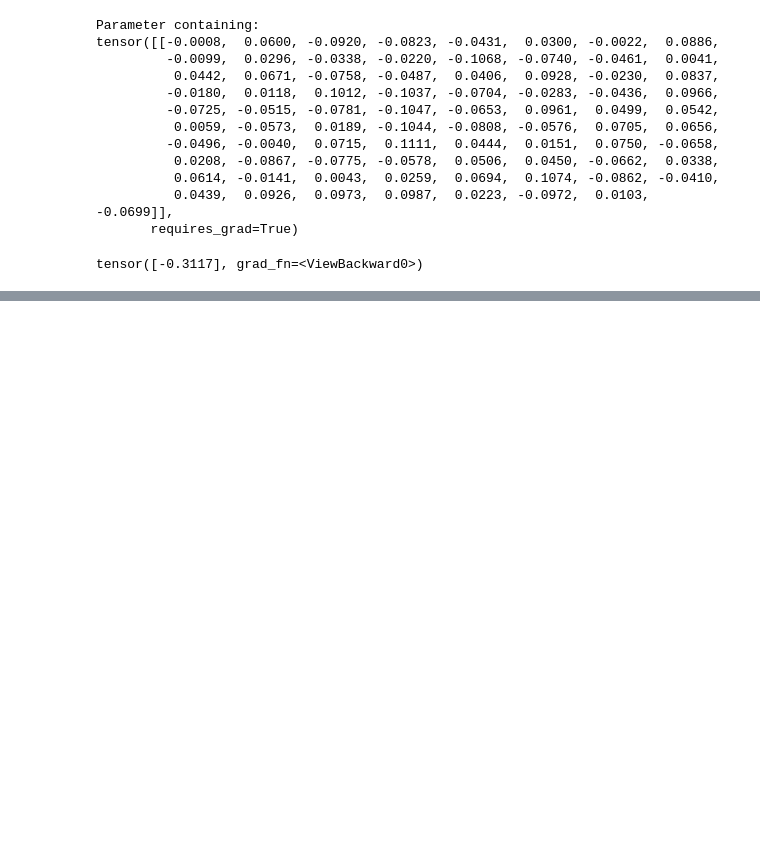
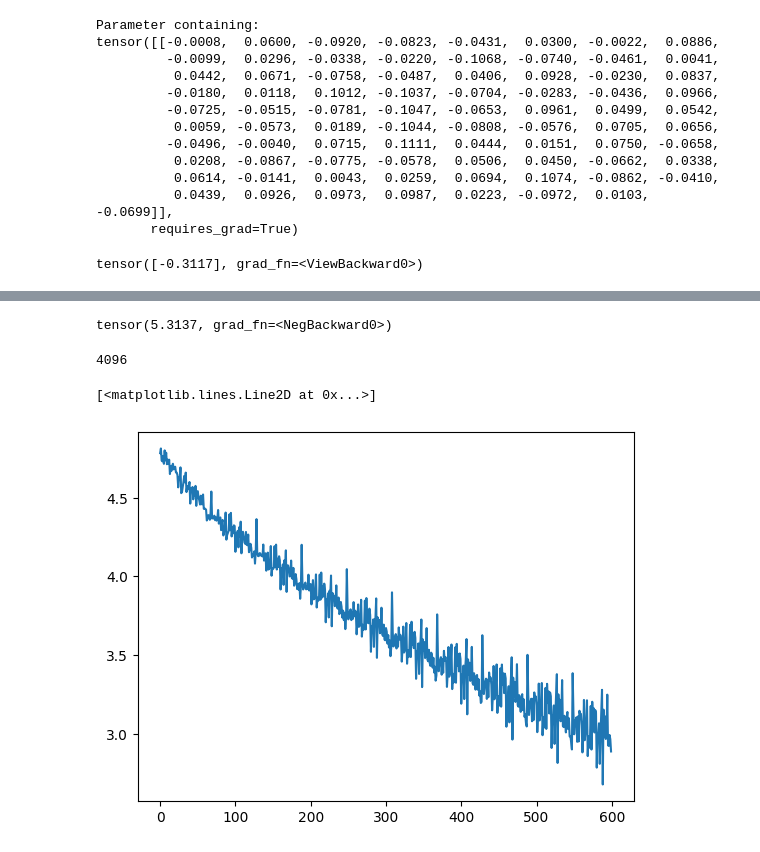
Before and after one commit to jdasam/ant5015, a Jupyter notebook: notebooks/3rd_week_note_classification.ipynb, the cells around one changed output, grey strips where cells are left out. Cells and saved outputs as stored; diff of their text form; code cells hidden in the pictures; blank space fills up the shorter version.

```diff
--- a/notebooks/3rd_week_note_classification.ipynb
+++ b/notebooks/3rd_week_note_classification.ipynb
@@ -371,0 +421,22 @@ layer(spectrum), layer(spectrum).shape
+# %%
+# Negative Log-likelihood
+# -log(pred)
+# 정답 클래스에 대한 확률만 고려함
+# 꼭 softmax와 함께 쓰여야함
+-torch.log(target_prob)
+# %% [output]
+tensor(5.3137, grad_fn=<NegBackward0>)
+# %%
+# make dataloader
+
+import random
+
+# shuffle audio fns to random split
+audio_fns.sort()
+random.seed(0)
+random.shuffle(audio_fns)
+print(len(audio_fns))
+train_fns = audio_fns[:3000]
+test_fns = audio_fns[3000:]
+# %% [output]
+4096
@@ -371,0 +446,48 @@ layer(spectrum), layer(spectrum).shape
+# %%
+# train_fns[:10]
+torch.manual_seed(0)
+layer = nn.Linear(80, 120)
+optimizer = torch.optim.Adam(layer.parameters())
+
+batch_size = 50
+
+loss_record = []
+num_epoch = 10
+# s_idx = 0:50, 50:100, 100:150
+for _ in range(num_epoch):
+  for s_idx in tqdm(range(0, len(train_fns), batch_size)): # step size: batch_size
+    batch_fns = train_fns[s_idx:s_idx+batch_size]
+    # audios = [torchaudio.load(fn)[0] for fn in batch_fns]
+    audios = train_audios[s_idx:s_idx+batch_size]
+    correct_class_ids = [int(fn.stem.split('-')[1]) for fn in batch_fns]
+    # print(f'correct class ids: {correct_class_ids}')
+    # audios = []
+    # for fn in batch_fns:
+    #   y, sr = torchaudio.load(fn)
+    #   audios.append(y)
+
+    # convert list of tensors to single tensor
+    audio_batch = torch.cat(audios, dim=0)
+    spec = mel_db_conv(audio_batch)
+    # print(spec.shape) # 50, 80, 126: Batch size x Mel Bin x Time frame
+
+    # Select only one time frame
+    spectrum = spec[:, :, 5] / 100 # select every batch, every mel, 5th time frame
+    # print(spectrum.shape) # 50, 80.
+
+    logit = layer(spectrum)
+    # print(f'logit shape: {logit.shape}')
+    prob = logit.softmax(dim=-1)
+    prob_of_correct_class = prob[torch.arange(len(correct_class_ids)), correct_class_ids]
+    nll = -torch.log(prob_of_correct_class + 1e-8).mean()
+    # print(nll)
+    nll.backward() # do backpropagation
+    optimizer.step()
+    optimizer.zero_grad()
+    loss_record.append(nll.item())
+# %%
+import matplotlib.pyplot as plt
+plt.plot(loss_record)
+# %% [output]
+[<matplotlib.lines.Line2D at 0x...>]
+[figure, added]
```
Also changed, not shown: parts of 15 cells of this notebook.
